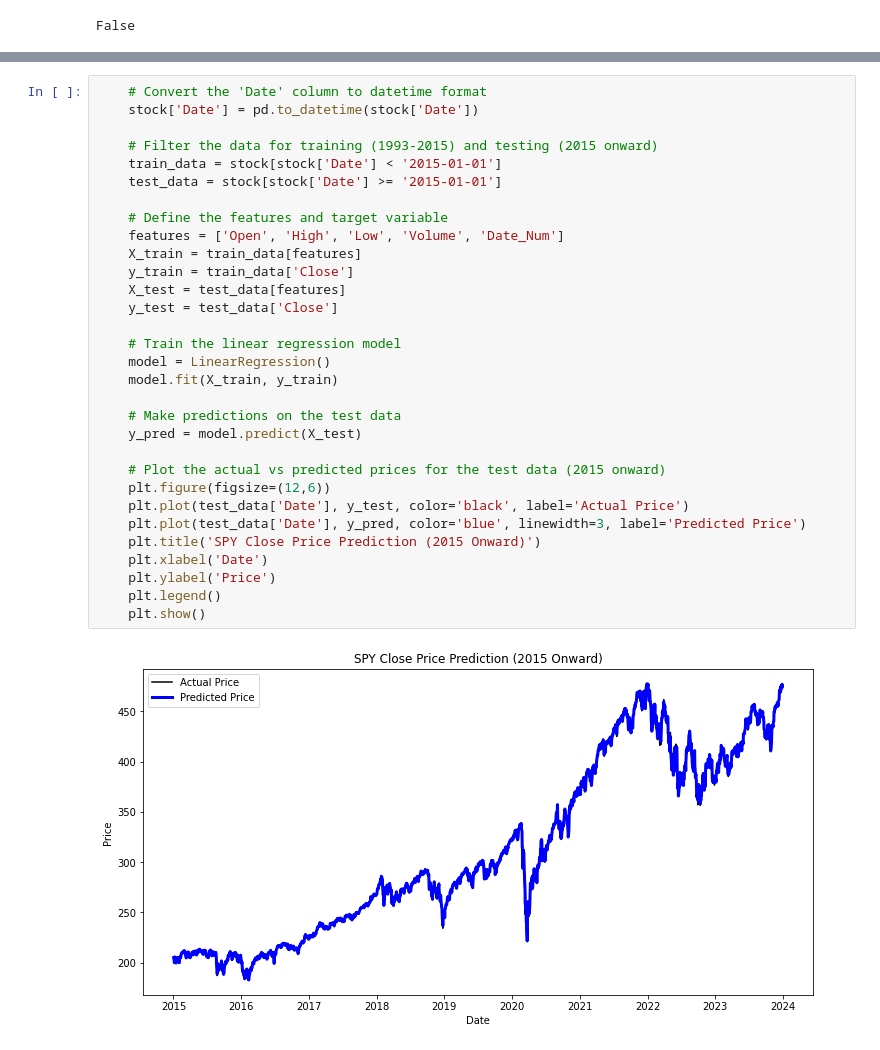
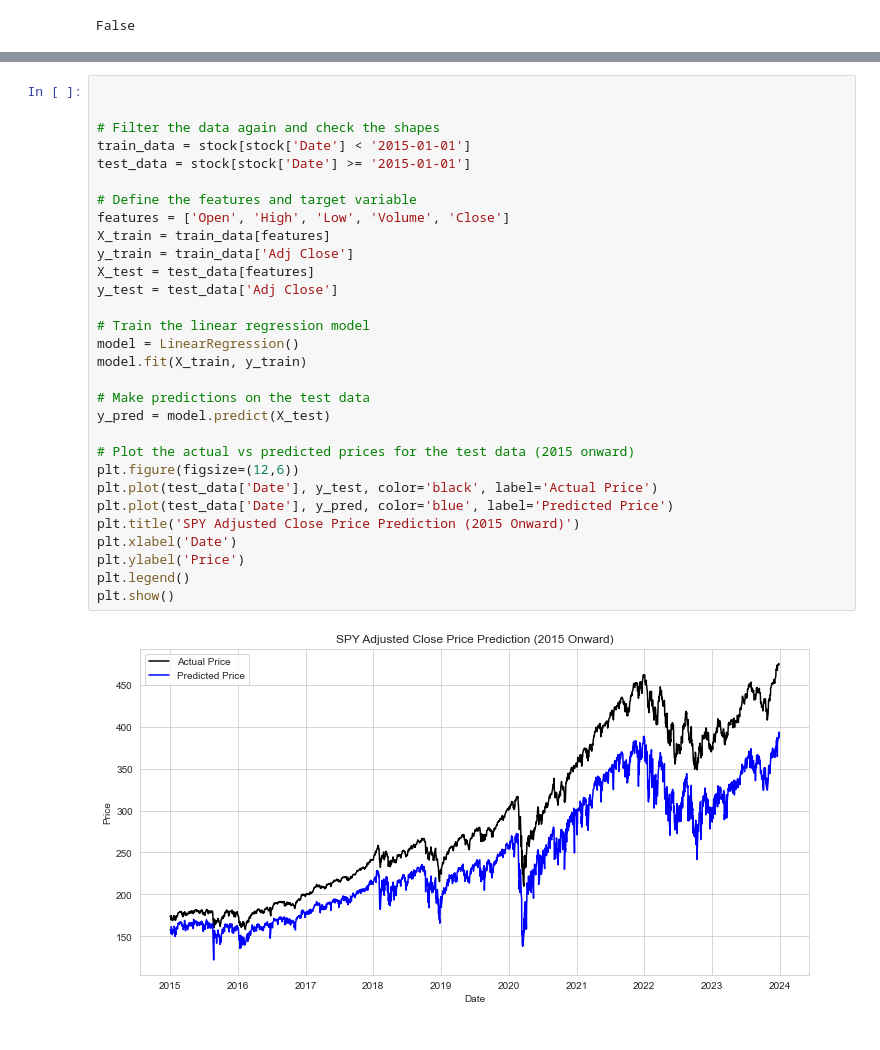
Before and after one commit to connorp7/LSTM_LinearRegression_Model_For_Stocks, a Jupyter notebook: notebooks/linear_regression_SPY.ipynb, the cells around one changed output, grey strips where cells are left out. Cells and saved outputs as stored; diff of their text form.

Commit message:
modified the linear regression model

```diff
--- a/notebooks/linear_regression_SPY.ipynb
+++ b/notebooks/linear_regression_SPY.ipynb
@@ -73,36 +48,35 @@ plt.show()
 # %%
-    # Convert the 'Date' column to datetime format
-    stock['Date'] = pd.to_datetime(stock['Date'])
 
-    # Filter the data for training (1993-2015) and testing (2015 onward)
-    train_data = stock[stock['Date'] < '2015-01-01']
-    test_data = stock[stock['Date'] >= '2015-01-01']
 
-    # Define the features and target variable
-    features = ['Open', 'High', 'Low', 'Volume', 'Date_Num']
-    X_train = train_data[features]
-    y_train = train_data['Close']
-    X_test = test_data[features]
-    y_test = test_data['Close']
+# Filter the data again and check the shapes
+train_data = stock[stock['Date'] < '2015-01-01']
+test_data = stock[stock['Date'] >= '2015-01-01']
 
-    # Train the linear regression model
-    model = LinearRegression()
-    model.fit(X_train, y_train)
+# Define the features and target variable
+features = ['Open', 'High', 'Low', 'Volume', 'Close']
+X_train = train_data[features]
+y_train = train_data['Adj Close']
+X_test = test_data[features]
+y_test = test_data['Adj Close']
 
-    # Make predictions on the test data
-    y_pred = model.predict(X_test)
+# Train the linear regression model
+model = LinearRegression()
+model.fit(X_train, y_train)
 
-    # Plot the actual vs predicted prices for the test data (2015 onward)
-    plt.figure(figsize=(12,6))
-    plt.plot(test_data['Date'], y_test, color='black', label='Actual Price')
-    plt.plot(test_data['Date'], y_pred, color='blue', linewidth=3, label='Predicted Price')
-    plt.title('SPY Close Price Prediction (2015 Onward)')
-    plt.xlabel('Date')
-    plt.ylabel('Price')
-    plt.legend()
-    plt.show()
+# Make predictions on the test data
+y_pred = model.predict(X_test)
+
+# Plot the actual vs predicted prices for the test data (2015 onward)
+plt.figure(figsize=(12,6))
+plt.plot(test_data['Date'], y_test, color='black', label='Actual Price')
+plt.plot(test_data['Date'], y_pred, color='blue', label='Predicted Price')
+plt.title('SPY Adjusted Close Price Prediction (2015 Onward)')
+plt.xlabel('Date')
+plt.ylabel('Price')
+plt.legend()
+plt.show()
 # %% [output]
-[figure, old version]
+[figure, new version]
 # %%
 from sklearn.metrics import mean_absolute_error, mean_squared_error, r2_score
 
```
Also changed, not shown: parts of 10 cells of this notebook, 1 other file.
